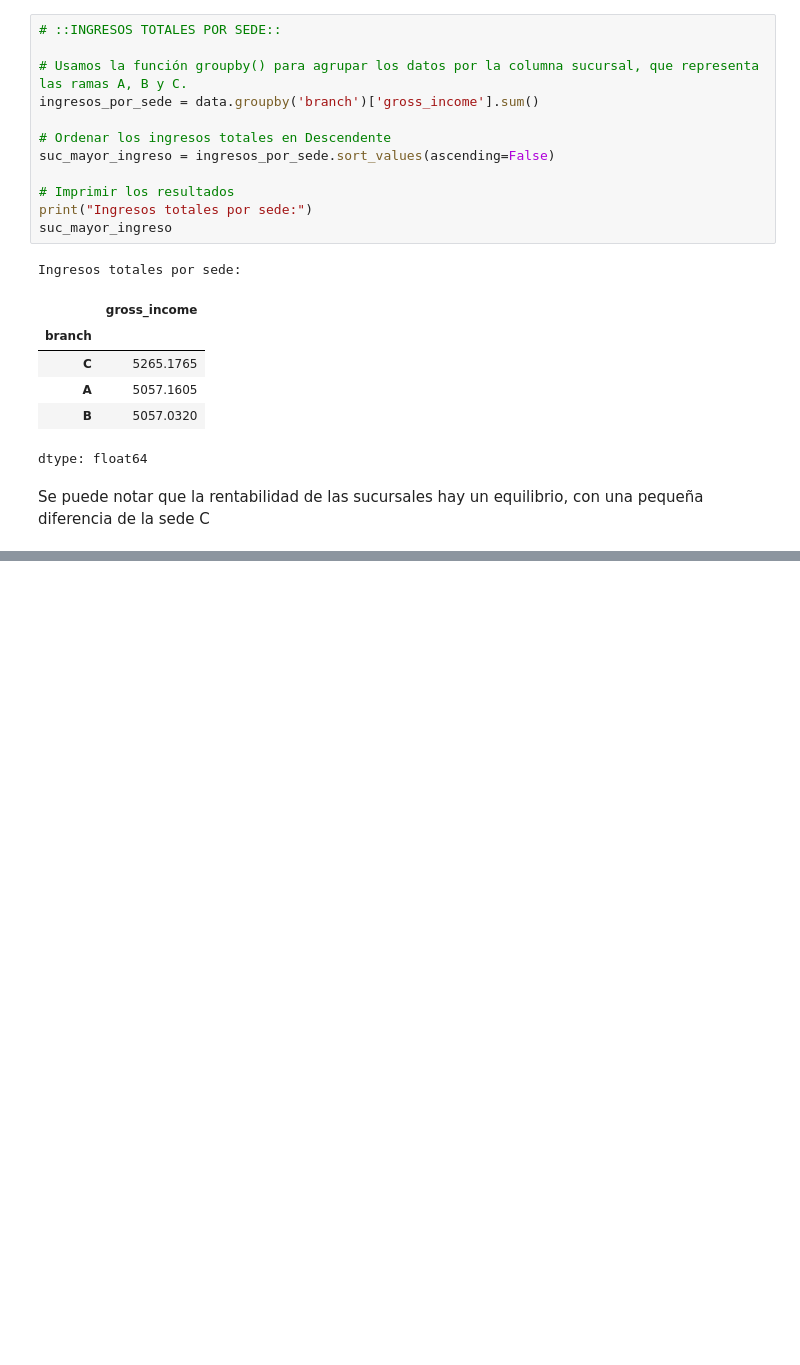
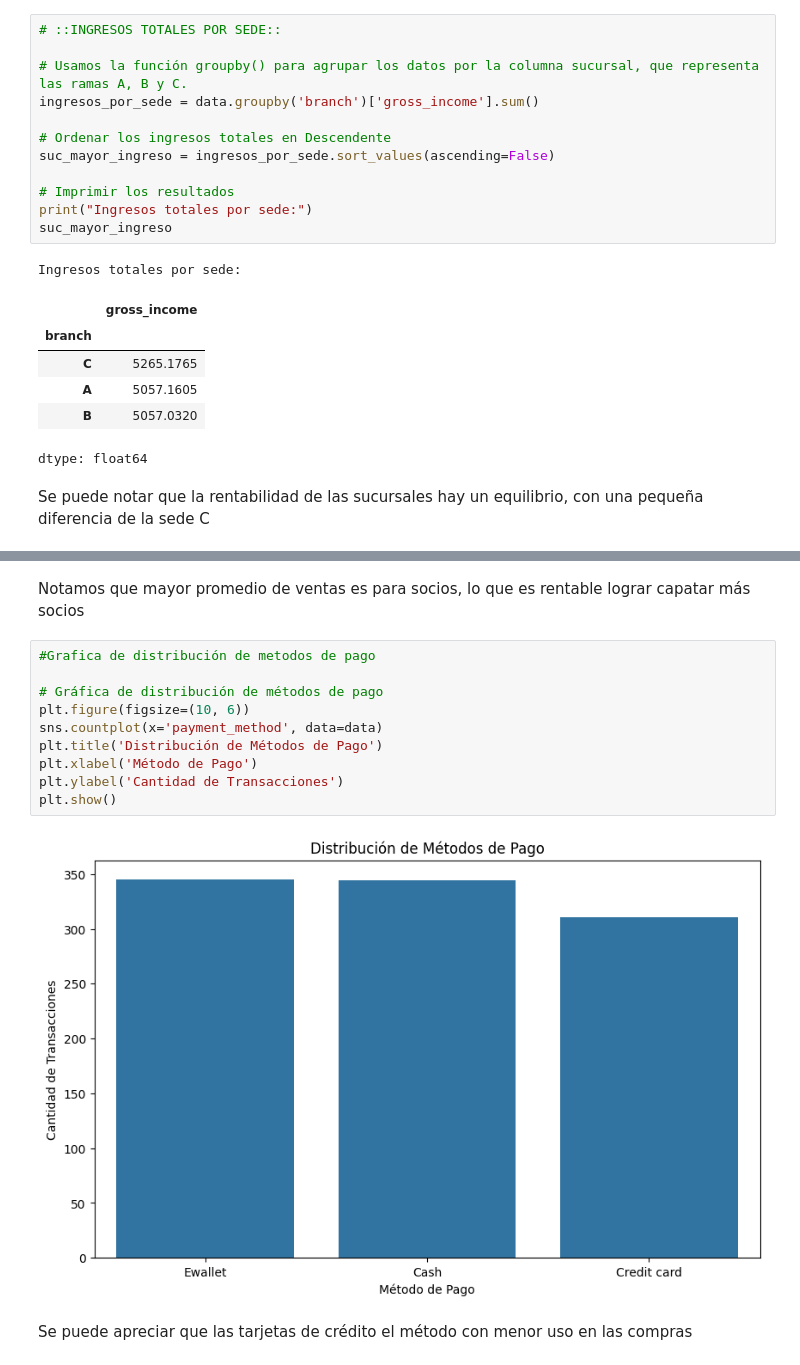
Before and after one commit to mrojash97/dataanalytics, a Jupyter notebook: Python/ANÁLISIS_EDA_Supermarket_Sales.ipynb, the cells around one changed output, grey strips where cells are left out. Cells and saved outputs as stored; diff of their text form; blank space fills up the shorter version.

```diff
--- a/Python/ANÁLISIS_EDA_Supermarket_Sales.ipynb
+++ b/Python/ANÁLISIS_EDA_Supermarket_Sales.ipynb
@@ -197,0 +249,16 @@ Se puede notar que la rentabilidad de las sucursales hay un equilibrio, con una
+# %% [markdown]
+Notamos que mayor promedio de ventas es para socios, lo que es rentable lograr capatar más socios
+# %%
+#Grafica de distribución de metodos de pago
+
+# Gráfica de distribución de métodos de pago
+plt.figure(figsize=(10, 6))
+sns.countplot(x='payment_method', data=data)
+plt.title('Distribución de Métodos de Pago')
+plt.xlabel('Método de Pago')
+plt.ylabel('Cantidad de Transacciones')
+plt.show()
+# %% [output]
+[figure, added]
+# %% [markdown]
+Se puede apreciar que las tarjetas de crédito el método con menor uso en las compras
```
Also changed, not shown: parts of 8 cells of this notebook.
